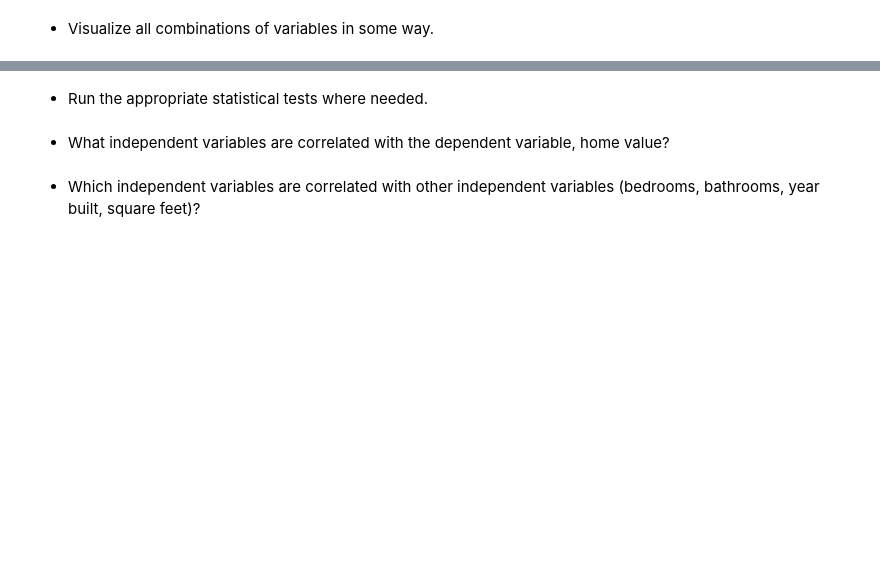
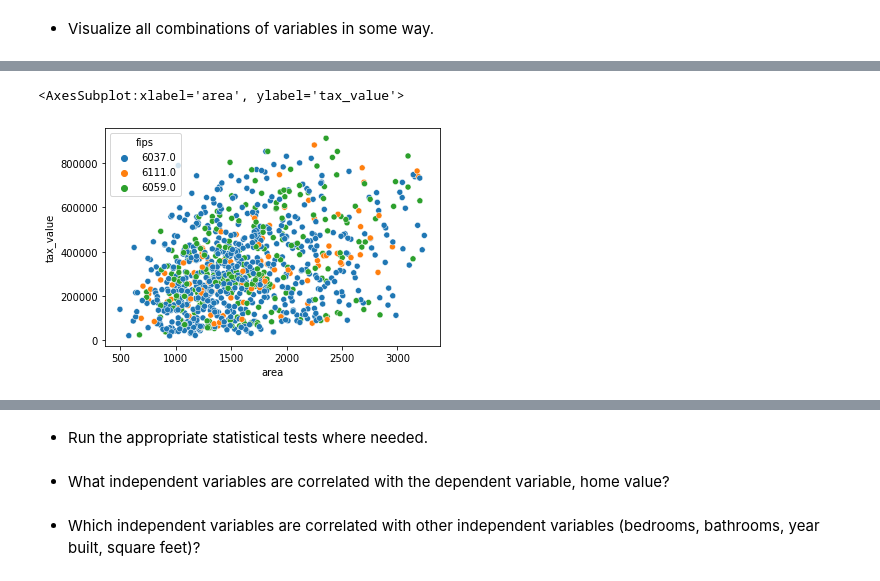
Before and after one commit to JenniferMLewis/regression-exercises, a Jupyter notebook: explore.ipynb, the cells around one changed output, grey strips where cells are left out. Cells and saved outputs as stored; diff of their text form; code cells hidden in the pictures; blank space fills up the shorter version.

```diff
--- a/explore.ipynb
+++ b/explore.ipynb
@@ -60,0 +165,5 @@ train_num, train_cat
+# %%
+sns.scatterplot(data=train_df.sample(1_000), x='area', y='tax_value', hue="fips")
+# %% [output]
+<AxesSubplot:xlabel='area', ylabel='tax_value'>
+[figure, added]
```
Also changed, not shown: parts of 13 cells of this notebook, 3 other files.
